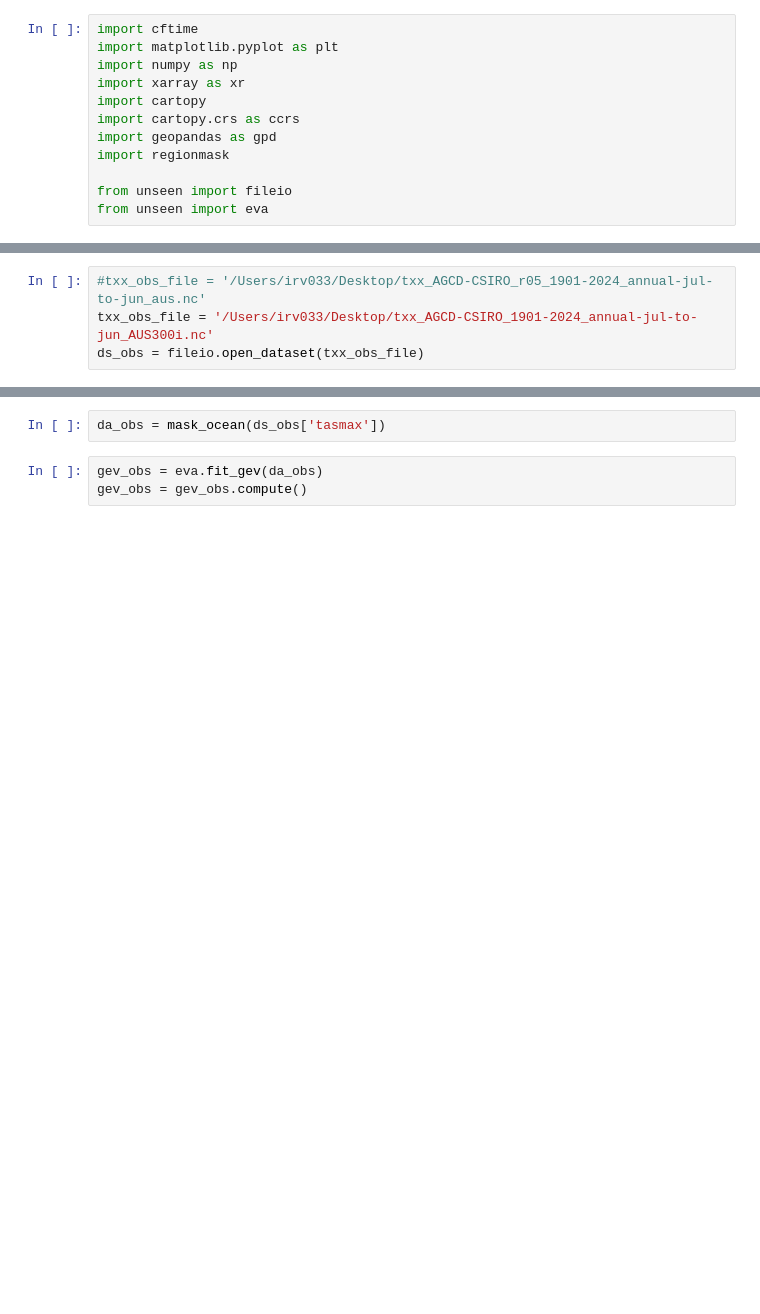
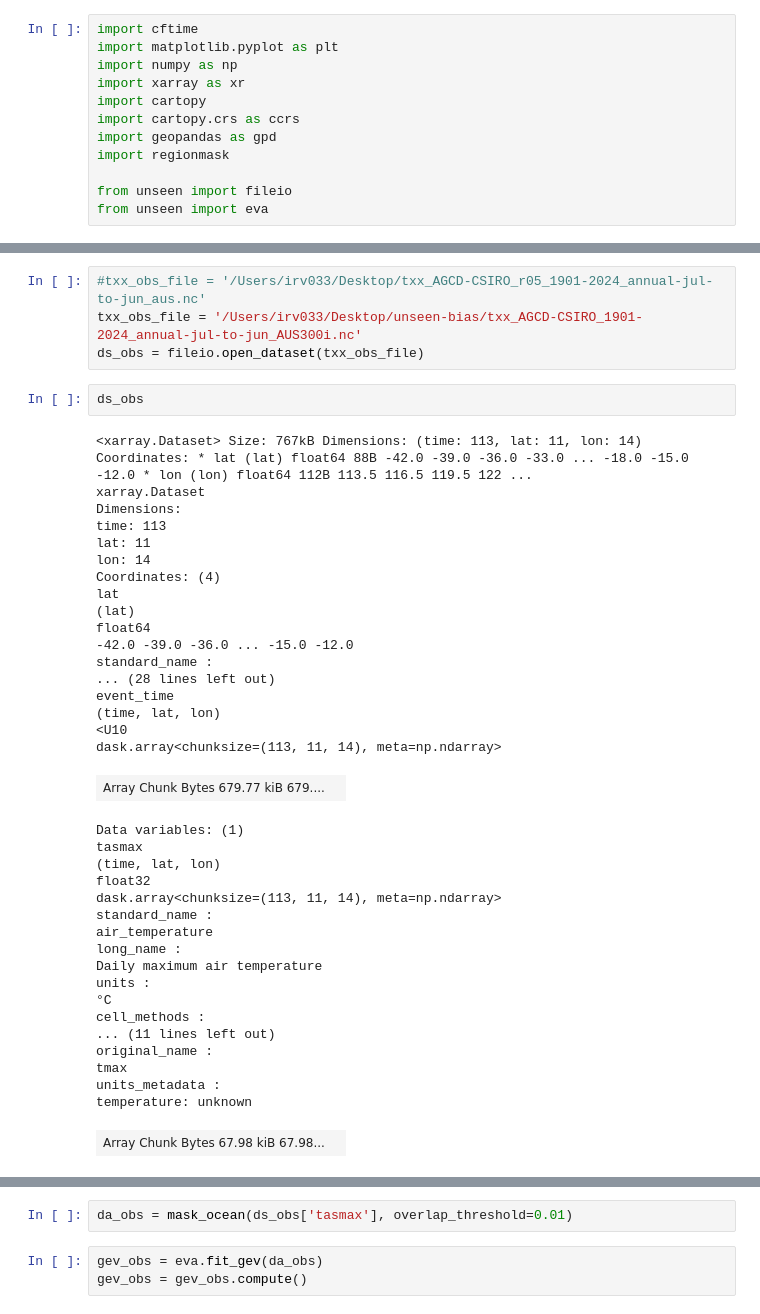
Before and after one commit to AusClimateService/unseen-projects, a Jupyter notebook: project-bias/gev_params.ipynb, the cells around one changed output, grey strips where cells are left out. Saved outputs shown, nothing was run; the diff lists cells and outputs as text; blank space fills up the shorter version.

```diff
--- a/project-bias/gev_params.ipynb
+++ b/project-bias/gev_params.ipynb
@@ -30,4 +75,43 @@ def mask_ocean(ds, overlap_threshold=0.1):
 # %%
 #txx_obs_file = '/Users/irv033/Desktop/txx_AGCD-CSIRO_r05_1901-2024_annual-jul-to-jun_aus.nc'
-txx_obs_file = '/Users/irv033/Desktop/txx_AGCD-CSIRO_1901-2024_annual-jul-to-jun_AUS300i.nc'
+txx_obs_file = '/Users/irv033/Desktop/unseen-bias/txx_AGCD-CSIRO_1901-2024_annual-jul-to-jun_AUS300i.nc'
 ds_obs = fileio.open_dataset(txx_obs_file)
+# %%
+ds_obs
+# %% [output]
+<xarray.Dataset> Size: 767kB Dimensions: (time: 113, lat: 11, lon: 14) Coordinates: * lat (lat) float64 88B -42.0 -39.0 -36.0 -33.0 ... -18.0 -15.0 -12.0 * lon (lon) float64 112B 113.5 116.5 119.5 122 ...
+xarray.Dataset
+Dimensions:
+time: 113
+lat: 11
+lon: 14
+Coordinates: (4)
+lat
+(lat)
+float64
+-42.0 -39.0 -36.0 ... -15.0 -12.0
+standard_name :
+... (28 lines left out)
+event_time
+(time, lat, lon)
+<U10
+dask.array<chunksize=(113, 11, 14), meta=np.ndarray>
+| Array Chunk Bytes 679.77 kiB 679.... |  |
+Data variables: (1)
+tasmax
+(time, lat, lon)
+float32
+dask.array<chunksize=(113, 11, 14), meta=np.ndarray>
+standard_name :
+air_temperature
+long_name :
+Daily maximum air temperature
+units :
+°C
+cell_methods :
+... (11 lines left out)
+original_name :
+tmax
+units_metadata :
+temperature: unknown
+| Array Chunk Bytes 67.98 kiB 67.98... |  |
@@ -34,5 +135,5 @@ ds_obs = fileio.open_dataset(txx_obs_file)
 # %%
-da_obs = mask_ocean(ds_obs['tasmax'])
+da_obs = mask_ocean(ds_obs['tasmax'], overlap_threshold=0.01)
 # %%
 gev_obs = eva.fit_gev(da_obs)
 gev_obs = gev_obs.compute()
```
Also changed, not shown: parts of 22 cells of this notebook, 2 other files.
